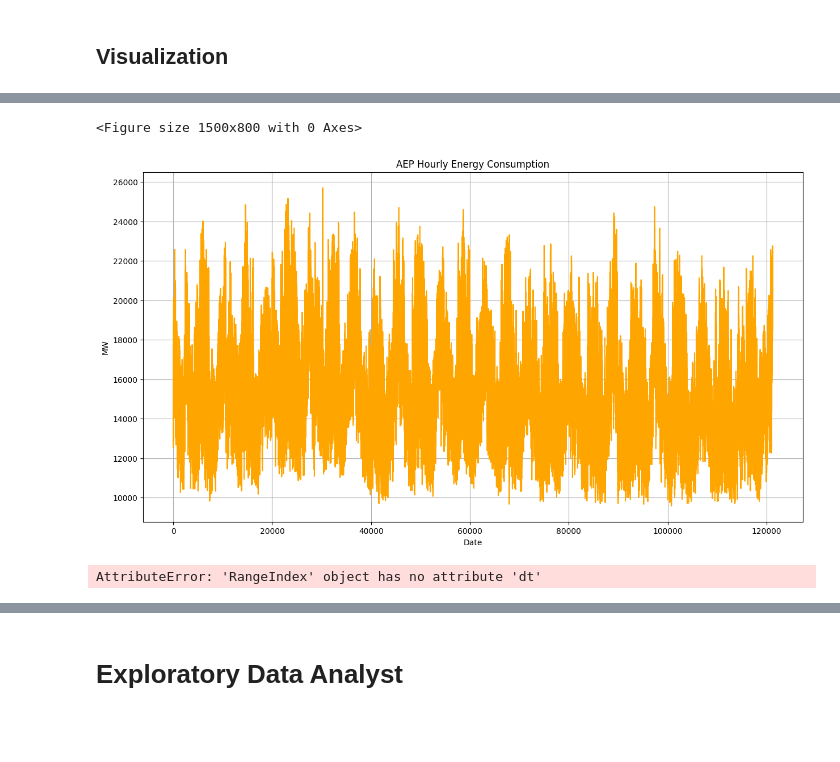
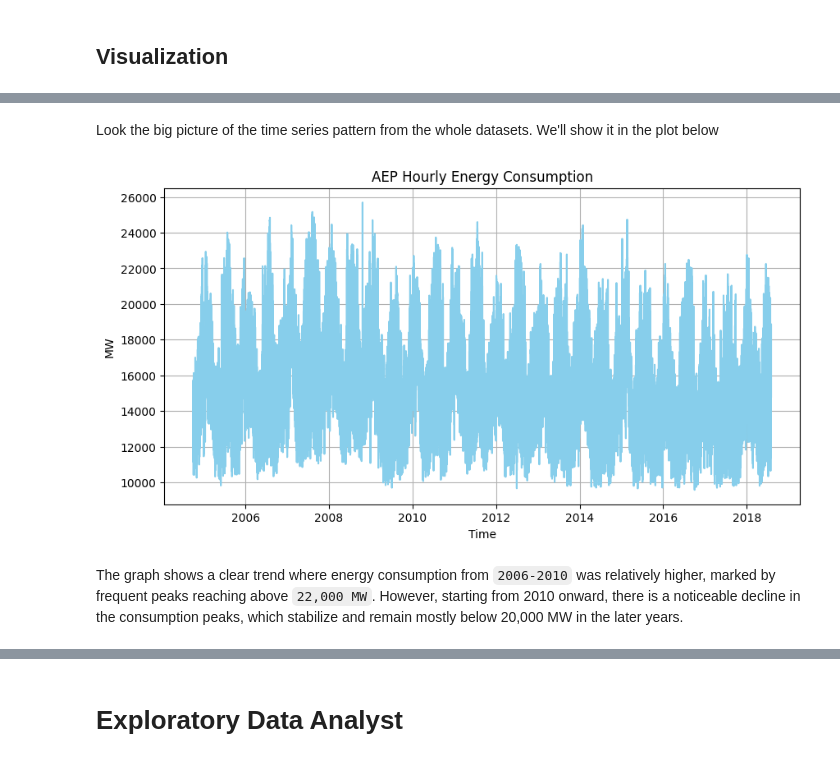
Before and after one commit to sayid-alt/AEP-Hourly-Energy-Consumption-Prediction, a Jupyter notebook: AEP_Hourly_Energy_Consumption_Prediction.ipynb, the cells around one changed output, grey strips where cells are left out. Cells and saved outputs as stored; diff of their text form; code cells hidden in the pictures; blank space fills up the shorter version.

Commit message:
Visualize dataset in 2004 in partial range

```diff
--- a/AEP_Hourly_Energy_Consumption_Prediction.ipynb
+++ b/AEP_Hourly_Energy_Consumption_Prediction.ipynb
@@ -17,15 +18,21 @@ import zipfile
 # Download data
 def download_data(url, file_path):
   os.makedirs(file_path, exist_ok=True) # Create download file directory if it doesn't exist
+  print('Successfully creating directory:', file_path)
+
   zip_path = os.path.join(file_path, 'AEP_hourly.csv.zip') # Define zip path for downloaded file
+
   urllib.request.urlretrieve(url, zip_path) # retreive file from url
+  print('Downloaded file:', zip_path)
 
   # open and extract all files from zip
   with zipfile.ZipFile(zip_path, 'r') as zip_ref:
     zip_ref.extractall(file_path)
+    print('Extracted all files from:', zip_path)
 
   # remove zip file
   os.remove(zip_path)
+  print('Removed zip file:', zip_path)
 
 # Load data
 def load_AEP_data(file_path):
@@ -33,22 +40,24 @@ def load_AEP_data(file_path):
   csv_path = os.path.join(file_path, 'AEP_hourly.csv')
 
   # return pandas dataset format
-  return pd.read_csv(csv_path, parse_dates=['Datetime'])
+  return pd.read_csv(csv_path, parse_dates=['Datetime']).sort_values('Datetime', ascending=True).reset_index()
 
 
 # plot series
 def plot_series(time, series,
-                format="-", xlabel="Time", ylabel="Value", title='Time Series Plot',
-                start=0, end=None, label=None, color='orange'):
-    plt.figure(figsize=(15,8))
-    plt.plot(time[start:end], series[start:end], format, label=label, color=color)
-    plt.xlabel(xlabel)
-    plt.ylabel(ylabel)
-    plt.title(title)
+                format='-', xlabel="Time", ylabel="Mv", title='Time Series Plot',
+                start=0, end=None, label=None, color='skyblue', ax=None):
+
+    if ax is None:
+      fig, ax = plt.subplots(figsize=(10,5))
+
+    ax.plot(time[start:end], series[start:end], label=label, color=color)
+    ax.set_xlabel(xlabel)
+    ax.set_ylabel(ylabel)
+    ax.set_title(title)
     if label:
-        plt.legend(fontsize=14)
+        ax.legend(fontsize=14)
     plt.grid(True)
-    plt.show()
 # %% [markdown]
 # Download the data
 # %%
@@ -82,0 +93,4 @@ AEP_hourly.head(10)
+# %%
+# Drop index column
+AEP_hourly.drop(columns=['index'], axis=1, inplace=True)
+AEP_hourly.head()
@@ -138,15 +142,11 @@ AEP_hourly.head()
+# %% [markdown]
+Look the big picture of the time series pattern from the whole datasets. We'll show it in the plot below
 # %%
-plt.figure(figsize=(15,8))
-plot_series(AEP_hourly.index,
-            AEP_hourly['AEP_MW'], xlabel='Date',
+
+plot_series(AEP_hourly['Datetime'],
+            AEP_hourly['AEP_MW'], xlabel='Time',
             ylabel='MW', title='AEP Hourly Energy Consumption')
 # %% [output]
-<Figure size 1500x800 with 0 Axes>
-[figure, old version]
+[figure, new version]
-# %%
-start_time = AEP_hourly.index.dt.year = 2015
-end_time = AEP_hourly.index.dt.year = 2017
-
-start_time
-# %% [output]
-AttributeError: 'RangeIndex' object has no attribute 'dt'
+# %% [markdown]
+The graph shows a clear trend where energy consumption from `2006-2010` was relatively higher, marked by frequent peaks reaching above `22,000 MW`. However, starting from 2010 onward, there is a noticeable decline in the consumption peaks, which stabilize and remain mostly below 20,000 MW in the later years.
```
Also changed, not shown: parts of 12 cells of this notebook.
